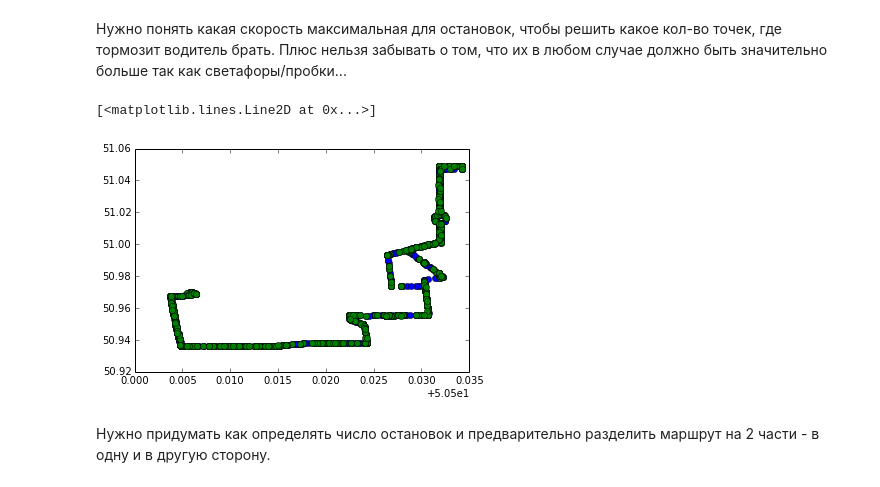
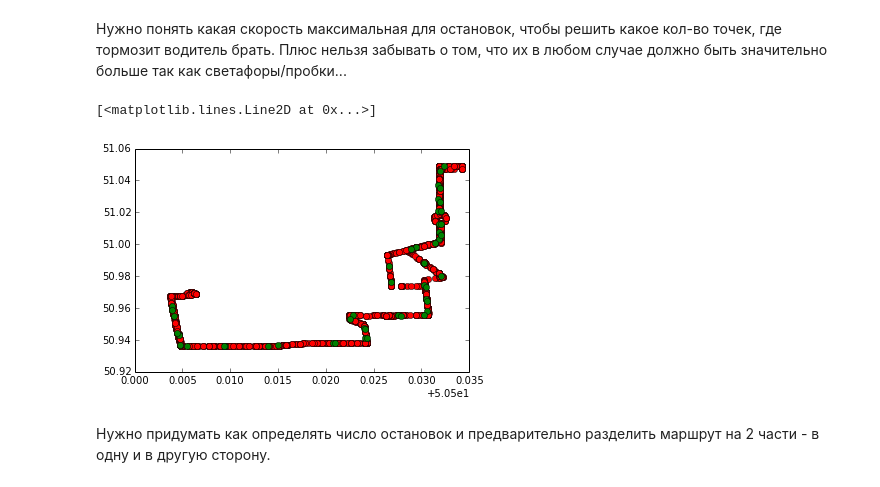
Before and after one commit to LisGein/LinuxCppLessons, a Jupyter notebook: Python/nightYandex/one_driver.ipynb, the cells around one changed output. Drawn from its saved outputs; the diff is of its cells as text; code cells hidden in the pictures.

```diff
--- a/Python/nightYandex/one_driver.ipynb
+++ b/Python/nightYandex/one_driver.ipynb
@@ -76,11 +76,11 @@ for i in range(len(speed)-1):
 # %% [markdown]
 Нужно понять какая скорость максимальная для остановок, чтобы решить какое кол-во точек, где тормозит водитель брать. Плюс нельзя забывать о том, что их в любом случае должно быть значительно больше так как светафоры/пробки...
 # %%
-plt.plot(lat, lon, 'o')
+plt.plot(lat, lon, 'o', c = 'r')
 plt.plot(debug["latitude"], debug["longitude"], 'o', c = 'g')
 # %% [output]
 [<matplotlib.lines.Line2D at 0x...>]
-[figure, old version]
+[figure, new version]
 # %% [markdown]
 Нужно придумать как определять число остановок и предварительно разделить маршрут на 2 части - в одну и в другую сторону.
 # %% [markdown]
```
Also changed, not shown: parts of 9 cells of this notebook, 1 other file.
